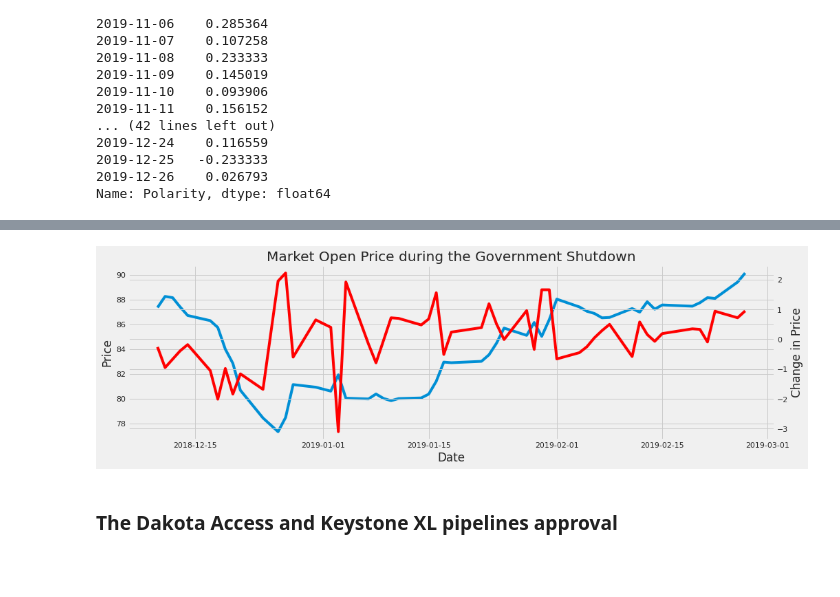
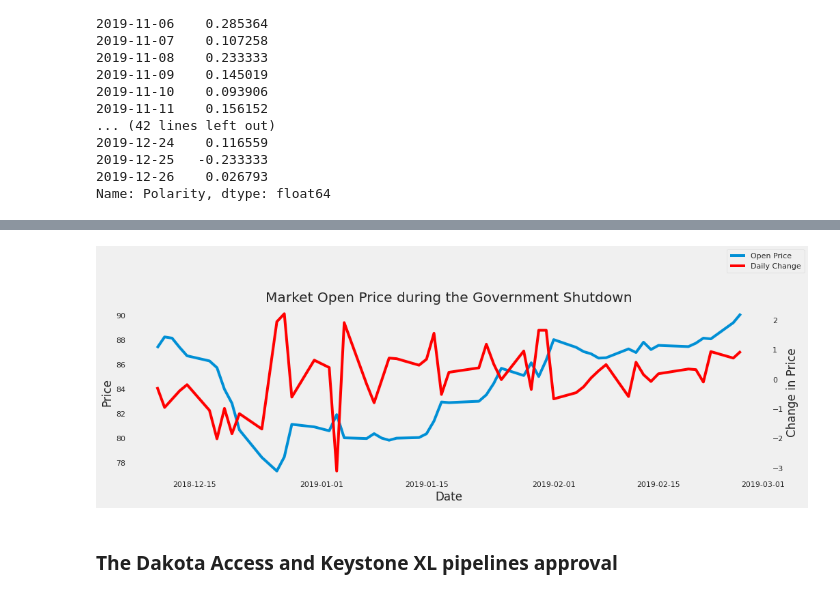
Before and after one commit to cybertraining-dsc/fa20-523-307, a Jupyter notebook: project/Analysis of Financial Markets based on President Trump's Tweets.ipynb, the cells around one changed output, grey strips where cells are left out. Saved outputs shown, nothing was run; the diff lists cells and outputs as text; code cells hidden in the pictures; blank space fills up the shorter version.

```diff
--- a/project/Analysis of Financial Markets based on President Trump's Tweets.ipynb
+++ b/project/Analysis of Financial Markets based on President Trump's Tweets.ipynb
@@ -935,20 +896,23 @@ shutdown_stock_data.head()
 # %%
 fig = plt.figure(figsize=(15,10))
 ax1 = fig.add_subplot(2,1,1)
 #ax2 = fig.add_subplot(2,1,2)
 ax1.plot(shutdown_stock_data['Date'], shutdown_stock_data['Open'])
 ax1.set_xlabel("Date")
 ax1.set_ylabel("Price")
 ax1.set_title('Market Open Price during the Government Shutdown')
 plt.subplots_adjust(hspace=0.3)
 ax2 = ax1.twinx()
 ax2.plot(shutdown_stock_data['Date'], shutdown_stock_data['Daily Change'], color = "red")
 ax2.set_xlabel("Date")
 ax2.set_ylabel("Change in Price")
-#ax2.set_title('Market Close Price during the Government Shutdown')
+handles, labels = ax.get_legend_handles_labels()
+fig.legend(handles, labels)
+ax1.grid(False)
+ax2.grid(False)
 plt.show()
 # %% [output]
-[figure, old version]
+[figure, new version]
 # %% [markdown]
 ### The Dakota Access and Keystone XL pipelines approval
 # %%
```
Also changed, not shown: parts of 17 cells of this notebook.
